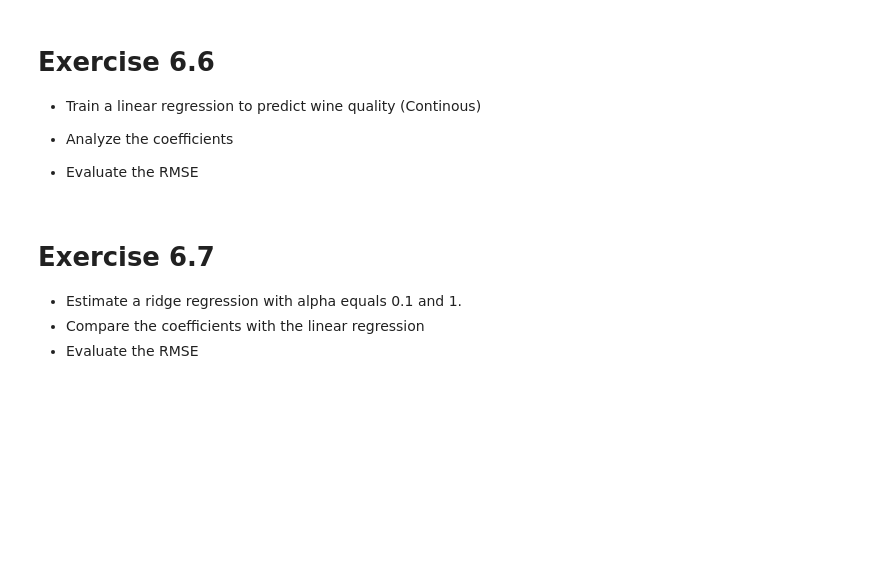
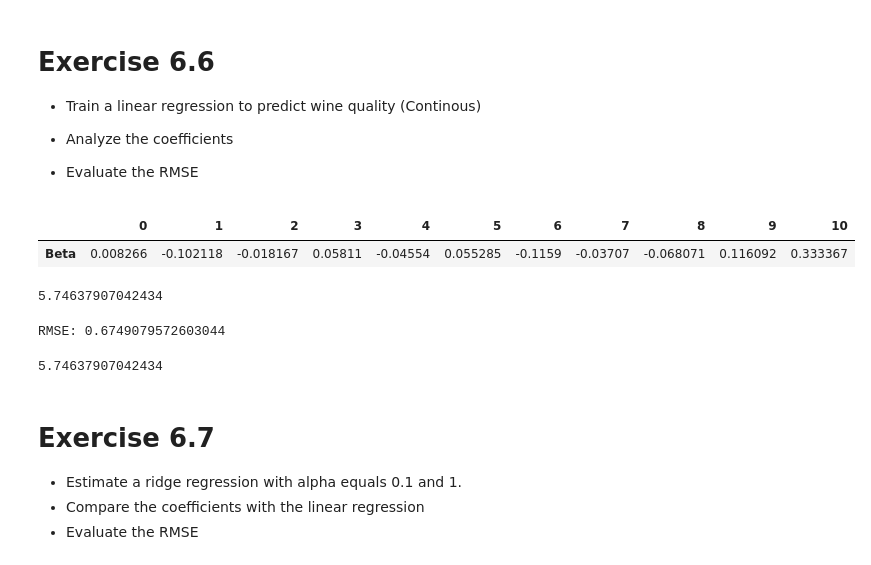
Before and after one commit to gomezivan/Python-ML, a Jupyter notebook: Clase 3/E6-SVM&Regularization.ipynb, the cells around one changed output. Cells and saved outputs as stored; diff of their text form; code cells hidden in the pictures; blank space fills up the shorter version.

```diff
--- a/Clase 3/E6-SVM&Regularization.ipynb
+++ b/Clase 3/E6-SVM&Regularization.ipynb
@@ -98,3 +228,14 @@ Test the two SVM's using the different kernels (‘poly’, ‘rbf’, ‘sigmoi
 Using the best SVM find the parameters that gives the best performance
 
 'C': [0.1, 1, 10, 100, 1000], 'gamma': [0.01, 0.001, 0.0001]
+# %%
+# Red
+accuracy = []
+for c in [0.1, 1, 10, 100, 1000]:
+    for g in [0.01, 0.001, 0.0001]:
+        clf_rbf_cg = SVC(kernel='rbf', C=c, gamma=g)
+        clf_rbf_cg.fit(X_r_train_scaled, y_r_train['quality_good'])
+        y_r_pred_rbf_cg = clf_rbf_cg.predict(X_r_test_scaled)
+        accuracy.append([c, g, accuracy_score(y_r_test['quality_good'], y_r_pred_rbf_cg)])
+accuracy = pd.DataFrame(accuracy, columns = ['C', 'Gamma', 'Accuracy'])
+print(accuracy.loc[accuracy['Accuracy'].idxmax()])
@@ -102,3 +264,20 @@ Using the best SVM find the parameters that gives the best performance
 # Exercise 6.5
 
 Compare the results with other methods
+# %%
+from sklearn.linear_model import LogisticRegression
+logreg = LogisticRegression(C=1e9, solver='liblinear', multi_class='ovr')
+logreg_l1 = LogisticRegression(C=0.1, penalty='l1', solver='liblinear', multi_class='ovr')
+logreg_l2 = LogisticRegression(C=0.1, penalty='l2', solver='liblinear', multi_class='ovr')
+# %%
+logreg.fit(X_r_train_scaled, y_r_train['quality_good'])
+logreg_l1.fit(X_r_train_scaled, y_r_train['quality_good'])
+logreg_l2.fit(X_r_train_scaled, y_r_train['quality_good'])
+
+y_r_pred_logreg = logreg.predict(X_r_test_scaled)
+y_r_pred_logreg_l1 = logreg_l1.predict(X_r_test_scaled)
+y_r_pred_logreg_l2 = logreg_l2.predict(X_r_test_scaled)
+
+print(f"Accuracy Score para regresión logística es: {accuracy_score(y_r_test['quality_good'], y_r_pred_logreg)}")
+print(f"Accuracy Score para regresión logística tipo Lasso es: {accuracy_score(y_r_test['quality_good'], y_r_pred_logreg_l1)}")
+print(f"Accuracy Score para regresión logística truncada es: {accuracy_score(y_r_test['quality_good'], y_r_pred_logreg_l2)}")
@@ -113,6 +296,32 @@ Compare the results with other methods
 * Analyze the coefficients
 
 * Evaluate the RMSE
+# %%
+from sklearn.linear_model import LinearRegression
+linreg = LinearRegression(normalize=False)
+# %%
+linreg.fit(X_r_train_scaled, y_r_train['quality'])
+
+coef_linreg_r = pd.DataFrame(linreg.coef_, columns=['Beta'])
+coef_linreg_r.T
+# %% [output]
+|  | 0 | 1 | 2 | 3 | 4 | 5 | 6 | 7 | 8 | 9 | 10 |
+| Beta | 0.008266 | -0.102118 | -0.018167 | 0.05811 | -0.04554 | 0.055285 | -0.1159 | -0.03707 | -0.068071 | 0.116092 | 0.333367 |
+# %%
+linreg.intercept_
+# %% [output]
+5.74637907042434
+# %%
+y_r_pred_linreg = linreg.predict(X_r_test_scaled)
+
+from sklearn import metrics
+print('RMSE:', np.sqrt(metrics.mean_squared_error(y_r_test['quality'], y_r_pred_linreg)))
+# %% [output]
+RMSE: 0.6749079572603044
+# %%
+linreg.intercept_
+# %% [output]
+5.74637907042434
 # %% [markdown]
 # Exercise 6.7
 
```
Also changed, not shown: parts of 45 cells of this notebook.
